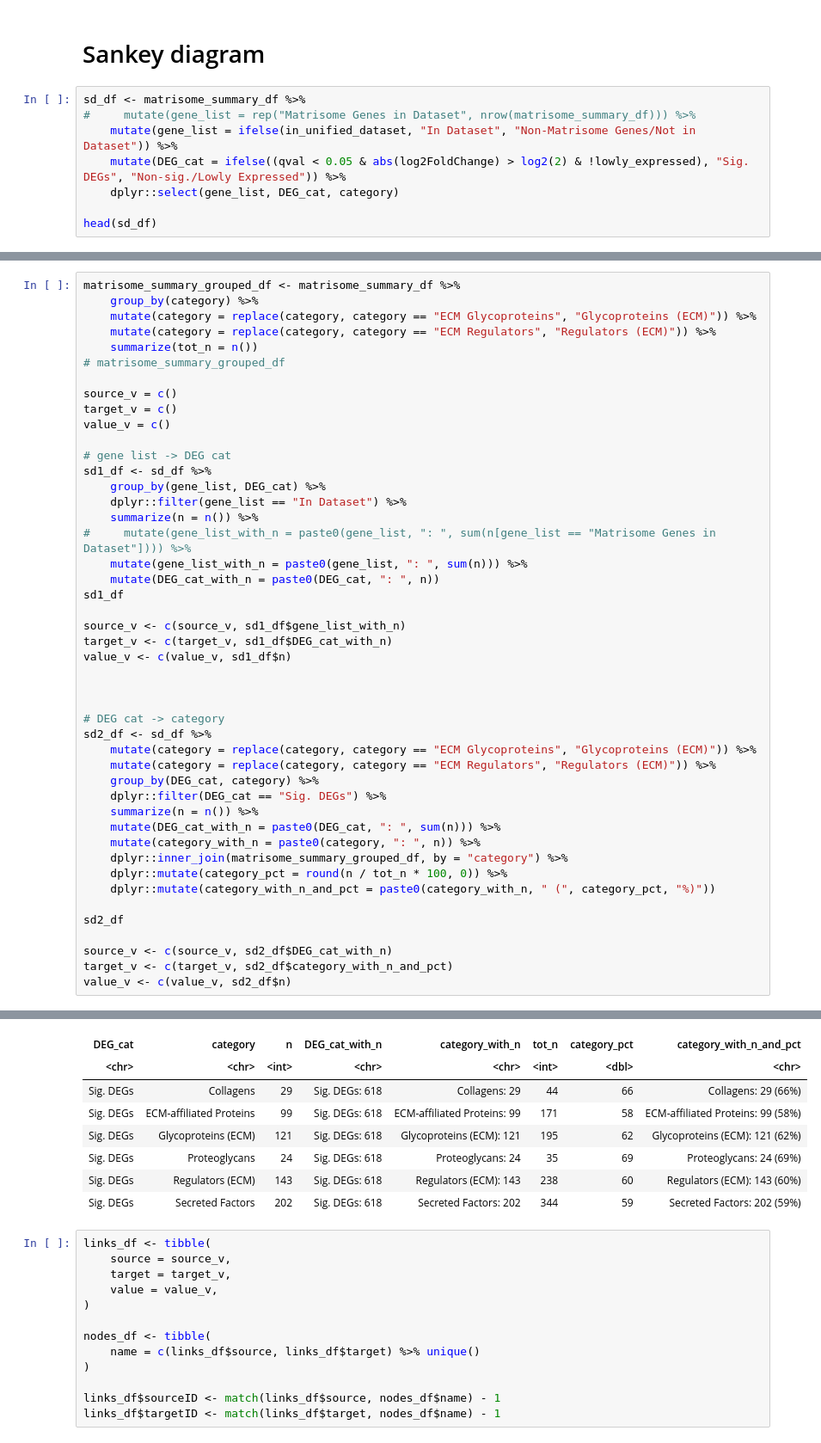
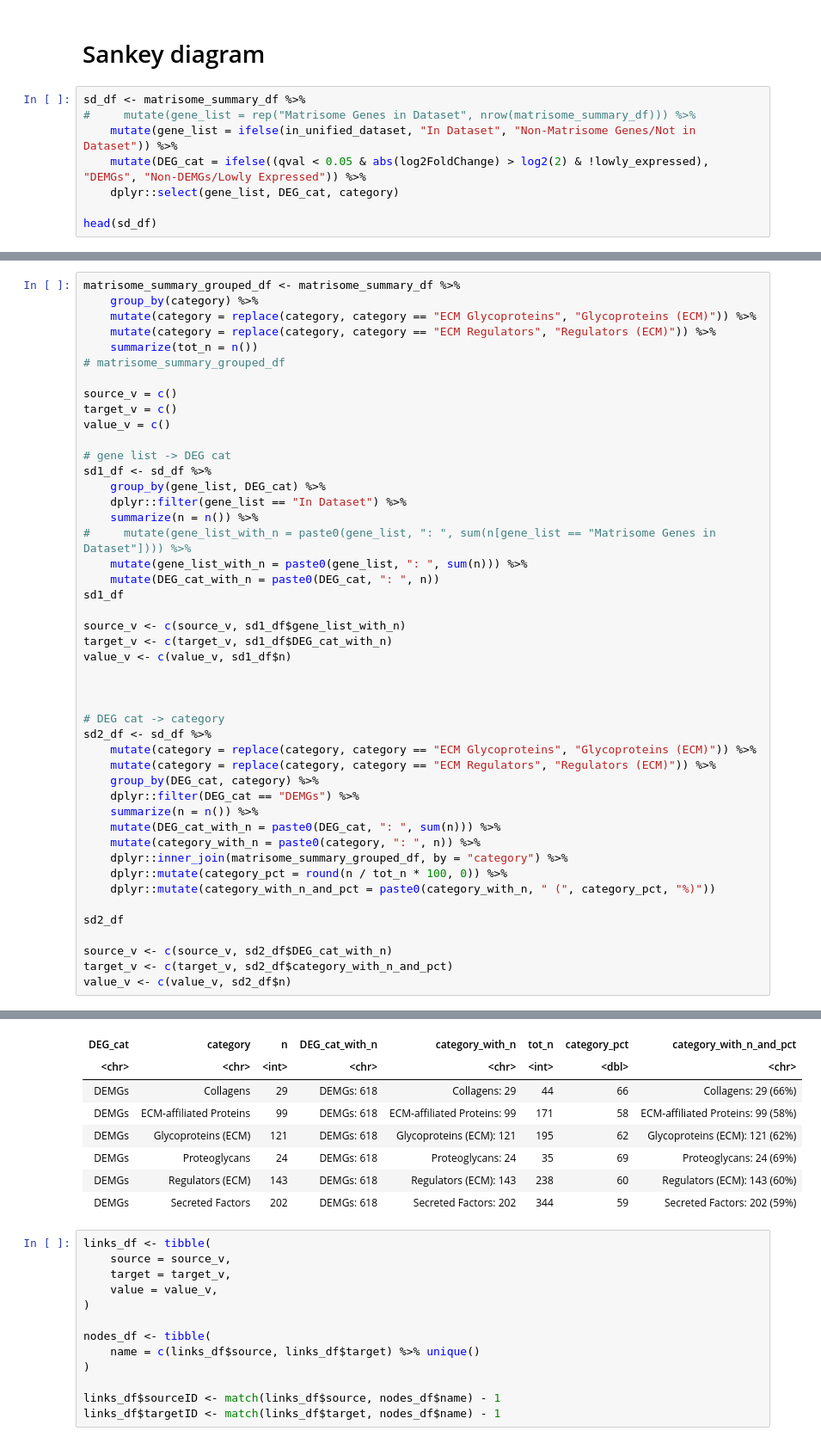
Before and after one commit to fogg-lab/characterizing-ecm-transcriptome-of-endometriosis, a Jupyter notebook: figures/unified_DGE_vis.ipynb, the cells around one changed output, grey strips where cells are left out. Shown at 86% size. Saved outputs shown, nothing was run; the diff lists cells and outputs as text.

```diff
--- a/figures/unified_DGE_vis.ipynb
+++ b/figures/unified_DGE_vis.ipynb
@@ -194,7 +194,7 @@ Warning message in grid.Call(C_stringMetric, as.graphicsAnnot(x$label)):
 sd_df <- matrisome_summary_df %>%
 #     mutate(gene_list = rep("Matrisome Genes in Dataset", nrow(matrisome_summary_df))) %>%
     mutate(gene_list = ifelse(in_unified_dataset, "In Dataset", "Non-Matrisome Genes/Not in Dataset")) %>%
-    mutate(DEG_cat = ifelse((qval < 0.05 & abs(log2FoldChange) > log2(2) & !lowly_expressed), "Sig. DEGs", "Non-sig./Lowly Expressed")) %>%
+    mutate(DEG_cat = ifelse((qval < 0.05 & abs(log2FoldChange) > log2(2) & !lowly_expressed), "DEMGs", "Non-DEMGs/Lowly Expressed")) %>%
     dplyr::select(gene_list, DEG_cat, category)
 
 head(sd_df)
@@ -241,7 +241,7 @@ sd2_df <- sd_df %>%
     mutate(category = replace(category, category == "ECM Glycoproteins", "Glycoproteins (ECM)")) %>%
     mutate(category = replace(category, category == "ECM Regulators", "Regulators (ECM)")) %>%
     group_by(DEG_cat, category) %>%
-    dplyr::filter(DEG_cat == "Sig. DEGs") %>%
+    dplyr::filter(DEG_cat == "DEMGs") %>%
     summarize(n = n()) %>%
     mutate(DEG_cat_with_n = paste0(DEG_cat, ": ", sum(n))) %>%
     mutate(category_with_n = paste0(category, ": ", n)) %>%
@@ -264,13 +264,13 @@ A grouped_df: 2 × 5
 `summarise()` has grouped output by 'DEG_cat'. You can override using the `.groups` argument.
 A grouped_df: 6 × 8
 | DEG_cat | category | n | DEG_cat_with_n | category_with_n | tot_n | category_pct | category_with_n_and_pct |
 | <chr> | <chr> | <int> | <chr> | <chr> | <int> | <dbl> | <chr> |
-| Sig. DEGs | Collagens | 29 | Sig. DEGs: 618 | Collagens: 29 | 44 | 66 | Collagens: 29 (66%) |
-| Sig. DEGs | ECM-affiliated Proteins | 99 | Sig. DEGs: 618 | ECM-affiliated Proteins: 99 | 171 | 58 | ECM-affiliated Proteins: 99 (58%) |
-| Sig. DEGs | Glycoproteins (ECM) | 121 | Sig. DEGs: 618 | Glycoproteins (ECM): 121 | 195 | 62 | Glycoproteins (ECM): 121 (62%) |
-| Sig. DEGs | Proteoglycans | 24 | Sig. DEGs: 618 | Proteoglycans: 24 | 35 | 69 | Proteoglycans: 24 (69%) |
-| Sig. DEGs | Regulators (ECM) | 143 | Sig. DEGs: 618 | Regulators (ECM): 143 | 238 | 60 | Regulators (ECM): 143 (60%) |
-| Sig. DEGs | Secreted Factors | 202 | Sig. DEGs: 618 | Secreted Factors: 202 | 344 | 59 | Secreted Factors: 202 (59%) |
+| DEMGs | Collagens | 29 | DEMGs: 618 | Collagens: 29 | 44 | 66 | Collagens: 29 (66%) |
+| DEMGs | ECM-affiliated Proteins | 99 | DEMGs: 618 | ECM-affiliated Proteins: 99 | 171 | 58 | ECM-affiliated Proteins: 99 (58%) |
+| DEMGs | Glycoproteins (ECM) | 121 | DEMGs: 618 | Glycoproteins (ECM): 121 | 195 | 62 | Glycoproteins (ECM): 121 (62%) |
+| DEMGs | Proteoglycans | 24 | DEMGs: 618 | Proteoglycans: 24 | 35 | 69 | Proteoglycans: 24 (69%) |
+| DEMGs | Regulators (ECM) | 143 | DEMGs: 618 | Regulators (ECM): 143 | 238 | 60 | Regulators (ECM): 143 (60%) |
+| DEMGs | Secreted Factors | 202 | DEMGs: 618 | Secreted Factors: 202 | 344 | 59 | Secreted Factors: 202 (59%) |
 # %%
 links_df <- tibble(
     source = source_v,
```
Also changed, not shown: parts of 4 cells of this notebook, 1 other file.
